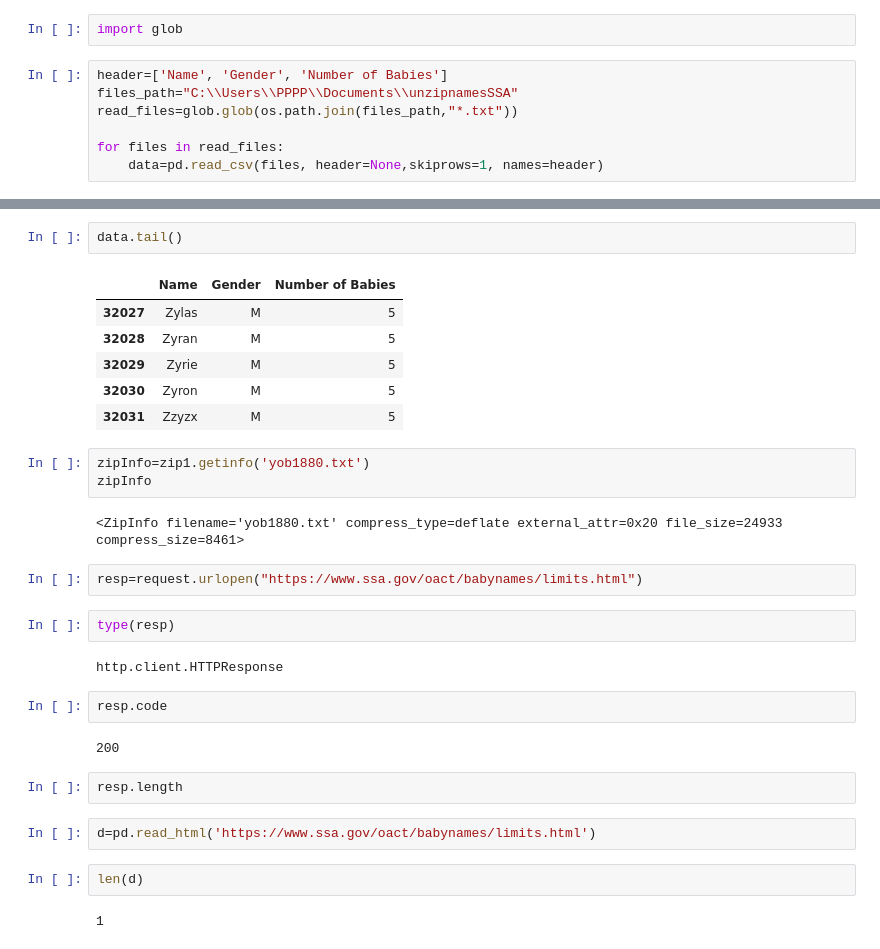
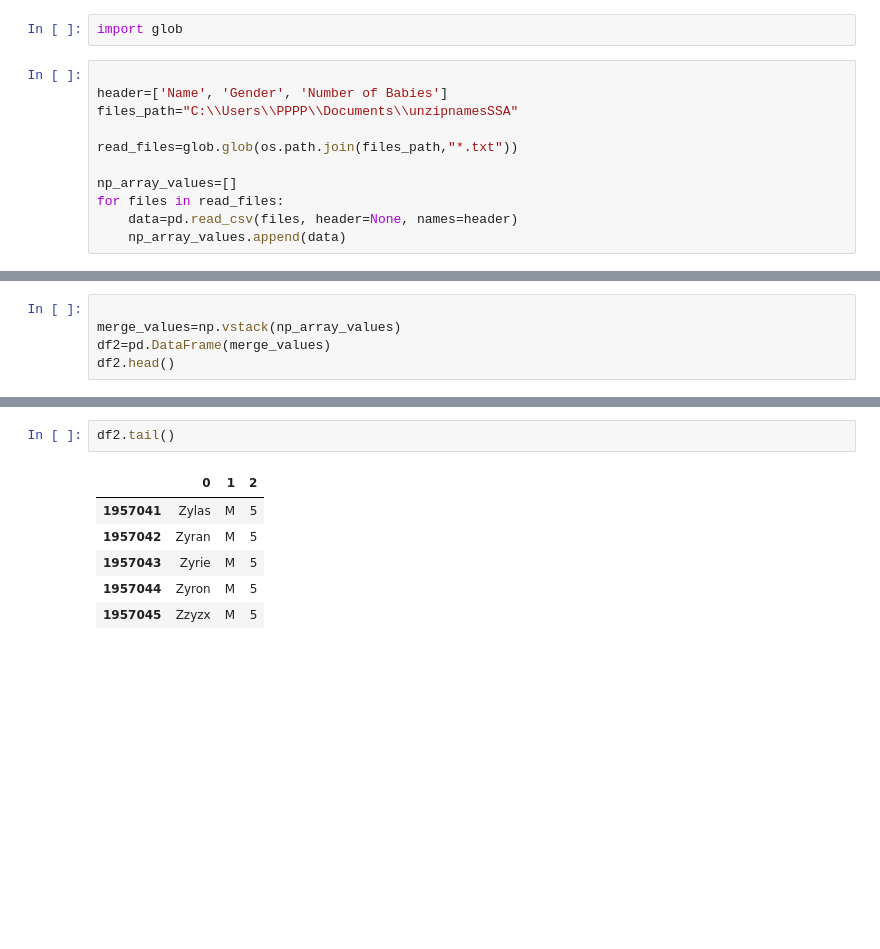
Before and after one commit to alby007100/Machine-Learning, a Jupyter notebook: SSA project/SSA name trend.ipynb, the cells around one changed output, grey strips where cells are left out. Cells and saved outputs as stored; diff of their text form; blank space fills up the shorter version.

```diff
--- a/SSA project/SSA name trend.ipynb
+++ b/SSA project/SSA name trend.ipynb
@@ -47,9 +45,13 @@ C:\\Users\\PPPP\\Documents\\unzipnamesSSA
 # %%
 import glob
 # %%
+
 header=['Name', 'Gender', 'Number of Babies']
 files_path="C:\\Users\\PPPP\\Documents\\unzipnamesSSA"
+
 read_files=glob.glob(os.path.join(files_path,"*.txt"))
 
+np_array_values=[]
 for files in read_files:
-    data=pd.read_csv(files, header=None,skiprows=1, names=header)
+    data=pd.read_csv(files, header=None, names=header)
+    np_array_values.append(data)
@@ -68,0 +91,5 @@ data.head()
+# %%
+
+merge_values=np.vstack(np_array_values)
+df2=pd.DataFrame(merge_values)
+df2.head()
@@ -69,32 +116,9 @@ data.head()
 # %%
-data.tail()
+df2.tail()
 # %% [output]
-|  | Name | Gender | Number of Babies |
-| 32027 | Zylas | M | 5 |
-| 32028 | Zyran | M | 5 |
-| 32029 | Zyrie | M | 5 |
-| 32030 | Zyron | M | 5 |
-| 32031 | Zzyzx | M | 5 |
+|  | 0 | 1 | 2 |
+| 1957041 | Zylas | M | 5 |
+| 1957042 | Zyran | M | 5 |
+| 1957043 | Zyrie | M | 5 |
+| 1957044 | Zyron | M | 5 |
+| 1957045 | Zzyzx | M | 5 |
-# %%
-zipInfo=zip1.getinfo('yob1880.txt')
-zipInfo
-# %% [output]
-<ZipInfo filename='yob1880.txt' compress_type=deflate external_attr=0x20 file_size=24933 compress_size=8461>
-# %%
-resp=request.urlopen("https://www.ssa.gov/oact/babynames/limits.html")
-# %%
-type(resp)
-# %% [output]
-http.client.HTTPResponse
-# %%
-resp.code
-# %% [output]
-200
-# %%
-resp.length
-# %%
-d=pd.read_html('https://www.ssa.gov/oact/babynames/limits.html')
-# %%
-len(d)
-# %% [output]
-1
```
Also changed, not shown: parts of 21 cells of this notebook.
